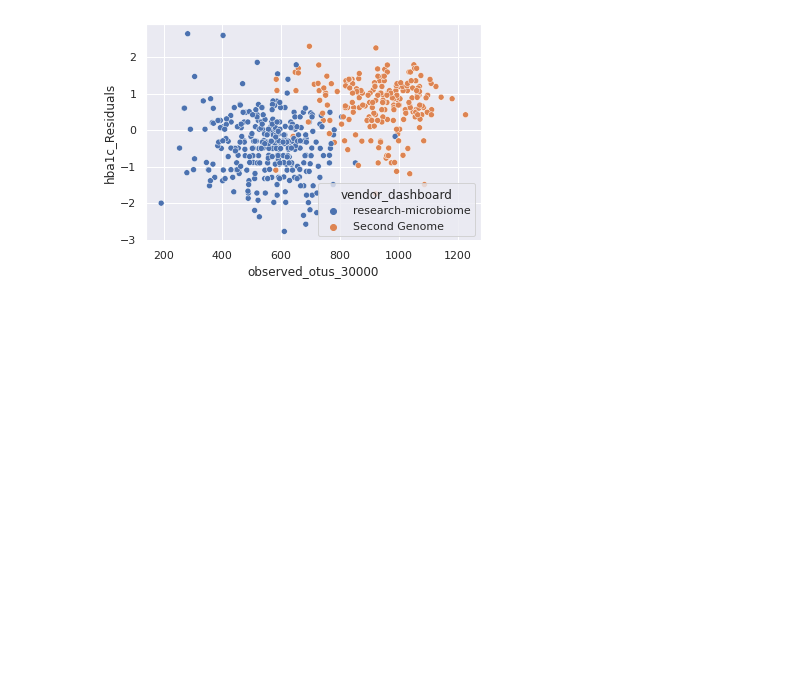
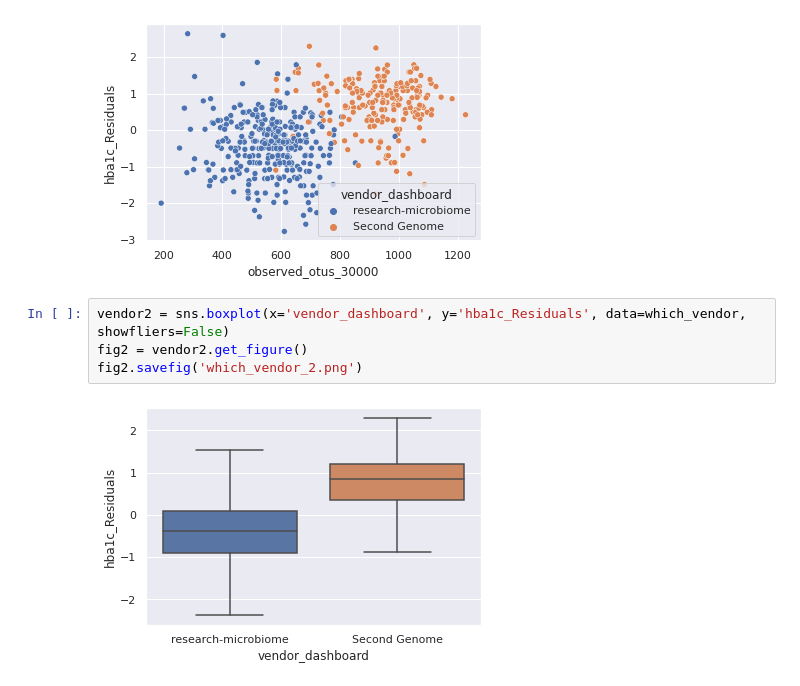
Before and after one commit to Gibbons-Lab/evan_rotation_notebooks, a Jupyter notebook: explore_health_deltas.ipynb, the cells around one changed output. Cells and saved outputs as stored; diff of their text form; blank space fills up the shorter version.

```diff
--- a/explore_health_deltas.ipynb
+++ b/explore_health_deltas.ipynb
@@ -791,3 +795,9 @@ fig1 = vendor.get_figure()
 fig1.savefig('which_vendor.png')
 # %% [output]
 [figure]
+# %%
+vendor2 = sns.boxplot(x='vendor_dashboard', y='hba1c_Residuals', data=which_vendor, showfliers=False)
+fig2 = vendor2.get_figure()
+fig2.savefig('which_vendor_2.png')
+# %% [output]
+[figure, added]
```
Also changed, not shown: parts of 12 cells of this notebook, 44 other files.
